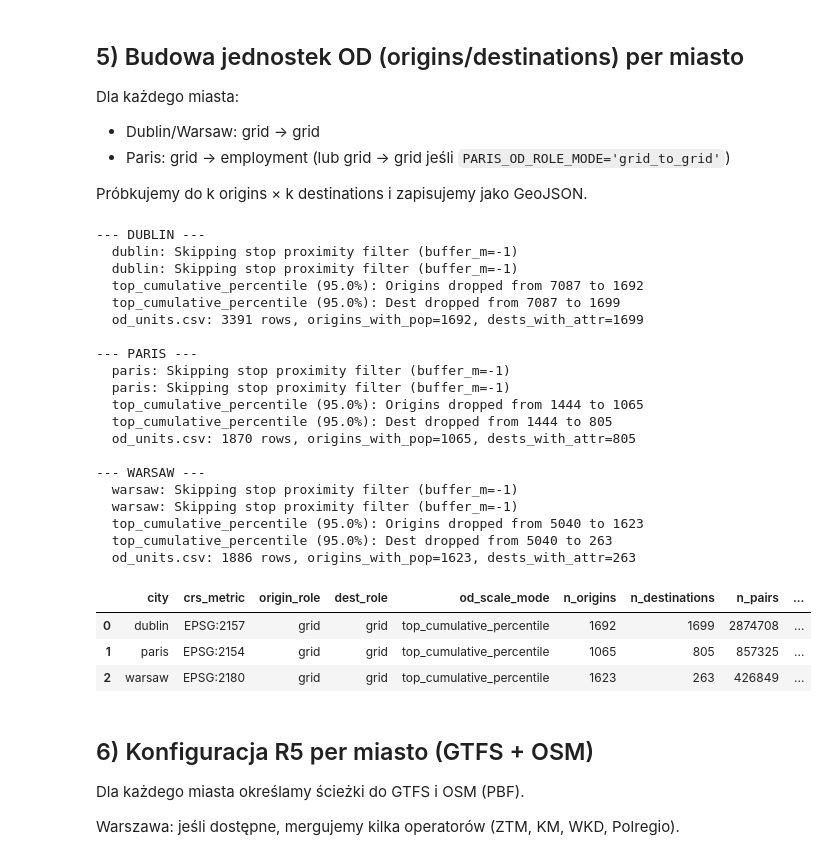
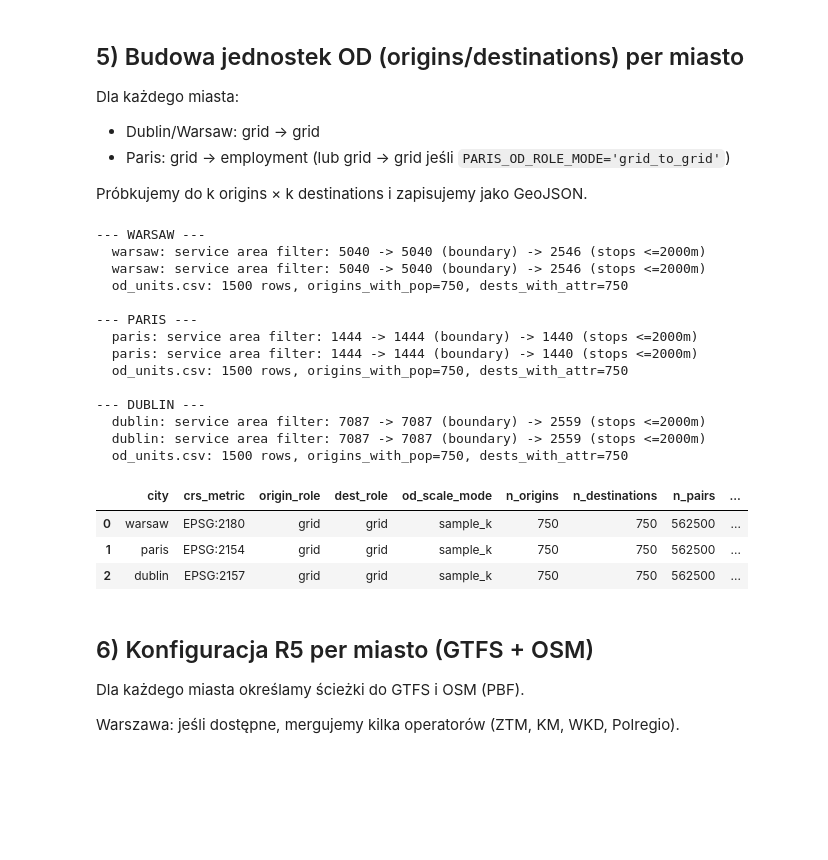
Before and after one commit to Michciak/Masters, a Jupyter notebook: Netobooks/etap3.ipynb, the cells around one changed output. Drawn from its saved outputs; the diff is of its cells as text; code cells hidden in the pictures; blank space fills up the shorter version.

```diff
--- a/Netobooks/etap3.ipynb
+++ b/Netobooks/etap3.ipynb
@@ -34,15 +29,18 @@ import numpy as np
 import pandas as pd
 import geopandas as gpd
 
+
 def _find_repo_root(start: Path) -> Path:
+    """Find repository root by walking upwards until `realization_plan.md` is found."""
     p = start.resolve()
     for cand in [p] + list(p.parents):
         if (cand / 'realization_plan.md').exists():
             return cand
-    raise FileNotFoundError(f"Cannot find repo root upwards from: {start} ")
+    raise FileNotFoundError(f"Cannot find repo root upwards from: {start} (resolved={p})")
+
 
 try:
-    _NOTEBOOK_DIR = Path(__file__).resolve().parent
+    _NOTEBOOK_DIR = Path(__file__).resolve().parent  # type: ignore[name-defined]
 except Exception:
     _NOTEBOOK_DIR = Path.cwd()
 
@@ -71,8 +69,11 @@ pd.set_option('display.max_columns', 200)
 pd.set_option('display.width', 140)
 
 print('Python:', sys.version.split()[0])
-print('CWD:', os.getcwd())
-print('ROOT:', ROOT)
+print('pandas:', pd.__version__)
+print('numpy:', np.__version__)
+print('geopandas:', gpd.__version__)
 print('HAS_R5PY:', HAS_R5PY)
+if HAS_R5PY:
+    print('r5py:', r5py.__version__)
 # %% [output]
 Python: 3.9.13
@@ -97,7 +100,7 @@ OUT_DIR.mkdir(parents=True, exist_ok=True)
 if not ARTIFACTS_ETAP1.exists():
     raise FileNotFoundError(f'Missing Etap1 artifacts index: {ARTIFACTS_ETAP1}')
 
-CITIES = ['dublin', 'paris', 'warsaw']
+CITIES = [ 'warsaw', 'paris', 'dublin']
 
 CITY_CRS_METRIC = {
     'dublin': 'EPSG:2157',
@@ -114,9 +117,8 @@ CITY_ADMIN_BOUNDARY_PATH = {
 }
 
 # --- Parametry OD (skalowanie) ---
-OD_SCALE_MODE: str = 'top_cumulative_percentile'
+OD_SCALE_MODE: str = 'sample_k'
 OD_SAMPLE_K: int = 750
-OD_CUMULATIVE_PERCENTILE: float = 0.95
 OD_RANDOM_SEED: int = 42
 
 # Role OD per miasto — 'grid_to_grid' zapewnia porównywalność między miastami
@@ -124,7 +126,7 @@ PARIS_OD_ROLE_MODE: str = 'grid_to_grid'
 
 # --- Filtrowanie OD do obszaru obsługi (admin boundary + bliskość przystanków) ---
 USE_ADMIN_BOUNDARY_FILTER: bool = True
-STOPS_PROXIMITY_BUFFER_M: int = -1  # set to -1 to disable dropping, fixing Equity survivor bias
+STOPS_PROXIMITY_BUFFER_M: int = 2000  # komórki dalej niż 2 km od przystanku → odrzucamy
 
 # --- Parametry podróży (R5) ---
 ANALYSIS_DATE_YYYYMMDD: Optional[str] = None
@@ -146,8 +148,8 @@ MAX_WALK_DISTANCE_M: int = 2000  # zwiększone z 1500 dla lepszego pokrycia R5
 MAX_TRIP_DURATION_MIN: int = 180
 
 # Parametry fallback (walk-only)
-FALLBACK_WALK_ONLY_MAX_TIME_MIN: float = 9999.0  # (Fix Issue 2/5) usunięto limit ucinania czasu dojścia, aby zapewnić gradient kar
-WALK_DETOUR_FACTOR: float = 1.45  # korekta dystansu euklidesowego → sieciowy (1.2–1.4 typowe w miastach EU)
+FALLBACK_WALK_ONLY_MAX_TIME_MIN: float = 90.0  # obniżone z 240 — >90 min marszu ≈ nieosiągalne
+WALK_DETOUR_FACTOR: float = 1.3  # korekta dystansu euklidesowego → sieciowy (1.2–1.4 typowe w miastach EU)
 
 # QC thresholds
 R5_MIN_NONNULL_SHARE: float = 0.01
@@ -159,9 +161,9 @@ FILL_MISSING_WITH_WALK: bool = True
 DROP_UNSNAPPED_POINTS: bool = False
 
 # R5 departure_time_window: czas (w minutach) wewnętrznej randomizacji R5
-# Ustawiony na 15 min, żeby R5 próbkował departures w krótkim oknie wokół
+# Ustawiony na 10 min, żeby R5 próbkował departures w krótkim oknie wokół
 # jawnie podanych godzin (zamiast domyślnych 60 min, które rozszerzały okno do 09:30).
-R5_DEPARTURE_TIME_WINDOW_MIN: int = 15
+R5_DEPARTURE_TIME_WINDOW_MIN: int = 10
 
 # Snap-to-streets params — obniżone progi for better R5 coverage
 SNAP_TO_STREETS_BEFORE_R5: bool = False
@@ -668,8 +670,9 @@ for city in CITIES:
         print(f"  {OD_SCALE_MODE} ({OD_CUMULATIVE_PERCENTILE*100}%): Dest dropped from {len(cent_d)} to {len(cent_d_s)}")
     else:
         raise NotImplementedError(f'OD_SCALE_MODE not implemented: {OD_SCALE_MODE}')
-    origins = cent_o_s.rename(columns={'unit_id': 'origin_id'}).copy()
-    destinations = cent_d_s.rename(columns={'unit_id': 'dest_id'}).copy()
+
+    origins = cent_o_s[['unit_id', 'geometry']].rename(columns={'unit_id': 'origin_id'}).copy()
+    destinations = cent_d_s[['unit_id', 'geometry']].rename(columns={'unit_id': 'dest_id'}).copy()
 
     origins = gpd.GeoDataFrame(origins, geometry='geometry', crs=CITY_CRS_METRIC[city])
     destinations = gpd.GeoDataFrame(destinations, geometry='geometry', crs=CITY_CRS_METRIC[city])
@@ -733,53 +736,47 @@ for city in CITIES:
         'crs_metric': CITY_CRS_METRIC[city],
         'origin_role': origin_role,
         'dest_role': dest_role,
         'od_scale_mode': OD_SCALE_MODE,
         'n_origins': int(len(origins)),
         'n_destinations': int(len(destinations)),
         'n_pairs': int(len(origins) * len(destinations)),
         'origins_unique': bool(origins['origin_id'].is_unique),
         'destinations_unique': bool(destinations['dest_id'].is_unique),
         'origins_bounds': list(map(float, origins.total_bounds)),
         'destinations_bounds': list(map(float, destinations.total_bounds)),
         'admin_boundary_filter': USE_ADMIN_BOUNDARY_FILTER,
         'stops_proximity_buffer_m': STOPS_PROXIMITY_BUFFER_M if USE_ADMIN_BOUNDARY_FILTER else None,
         'origins_with_pop': int(n_origins_with_pop),
         'dests_with_attr': int(n_dest_with_attr),
     }
     (city_dir / 'qc' / 'validation_report.json').write_text(
         json.dumps(val, ensure_ascii=False, indent=2), encoding='utf-8')
 
     OD_META_ROWS.append(val)
     od_by_city[city] = {'origins': origins, 'destinations': destinations,
                         'origin_role': origin_role, 'dest_role': dest_role}
 
 OD_META = pd.DataFrame(OD_META_ROWS)
 OD_META
 # %% [output]
---- DUBLIN ---
-  dublin: Skipping stop proximity filter (buffer_m=-1)
-  dublin: Skipping stop proximity filter (buffer_m=-1)
-  top_cumulative_percentile (95.0%): Origins dropped from 7087 to 1692
-  top_cumulative_percentile (95.0%): Dest dropped from 7087 to 1699
-  od_units.csv: 3391 rows, origins_with_pop=1692, dests_with_attr=1699
+--- WARSAW ---
+  warsaw: service area filter: 5040 -> 5040 (boundary) -> 2546 (stops <=2000m)
+  warsaw: service area filter: 5040 -> 5040 (boundary) -> 2546 (stops <=2000m)
+  od_units.csv: 1500 rows, origins_with_pop=750, dests_with_attr=750
 
 --- PARIS ---
-  paris: Skipping stop proximity filter (buffer_m=-1)
-  paris: Skipping stop proximity filter (buffer_m=-1)
-  top_cumulative_percentile (95.0%): Origins dropped from 1444 to 1065
-  top_cumulative_percentile (95.0%): Dest dropped from 1444 to 805
-  od_units.csv: 1870 rows, origins_with_pop=1065, dests_with_attr=805
+  paris: service area filter: 1444 -> 1444 (boundary) -> 1440 (stops <=2000m)
+  paris: service area filter: 1444 -> 1444 (boundary) -> 1440 (stops <=2000m)
+  od_units.csv: 1500 rows, origins_with_pop=750, dests_with_attr=750
 
---- WARSAW ---
-  warsaw: Skipping stop proximity filter (buffer_m=-1)
-  warsaw: Skipping stop proximity filter (buffer_m=-1)
-  top_cumulative_percentile (95.0%): Origins dropped from 5040 to 1623
-  top_cumulative_percentile (95.0%): Dest dropped from 5040 to 263
-  od_units.csv: 1886 rows, origins_with_pop=1623, dests_with_attr=263
+--- DUBLIN ---
+  dublin: service area filter: 7087 -> 7087 (boundary) -> 2559 (stops <=2000m)
+  dublin: service area filter: 7087 -> 7087 (boundary) -> 2559 (stops <=2000m)
+  od_units.csv: 1500 rows, origins_with_pop=750, dests_with_attr=750
 |  | city | crs_metric | origin_role | dest_role | od_scale_mode | n_origins | n_destinations | n_pairs | ... |
-| 0 | dublin | EPSG:2157 | grid | grid | top_cumulative_percentile | 1692 | 1699 | 2874708 | ... |
-| 1 | paris | EPSG:2154 | grid | grid | top_cumulative_percentile | 1065 | 805 | 857325 | ... |
-| 2 | warsaw | EPSG:2180 | grid | grid | top_cumulative_percentile | 1623 | 263 | 426849 | ... |
+| 0 | warsaw | EPSG:2180 | grid | grid | sample_k | 750 | 750 | 562500 | ... |
+| 1 | paris | EPSG:2154 | grid | grid | sample_k | 750 | 750 | 562500 | ... |
+| 2 | dublin | EPSG:2157 | grid | grid | sample_k | 750 | 750 | 562500 | ... |
 # %% [markdown]
 ## 6) Konfiguracja R5 per miasto (GTFS + OSM)
 
```
Also changed, not shown: parts of 12 cells of this notebook, 2 other files.
